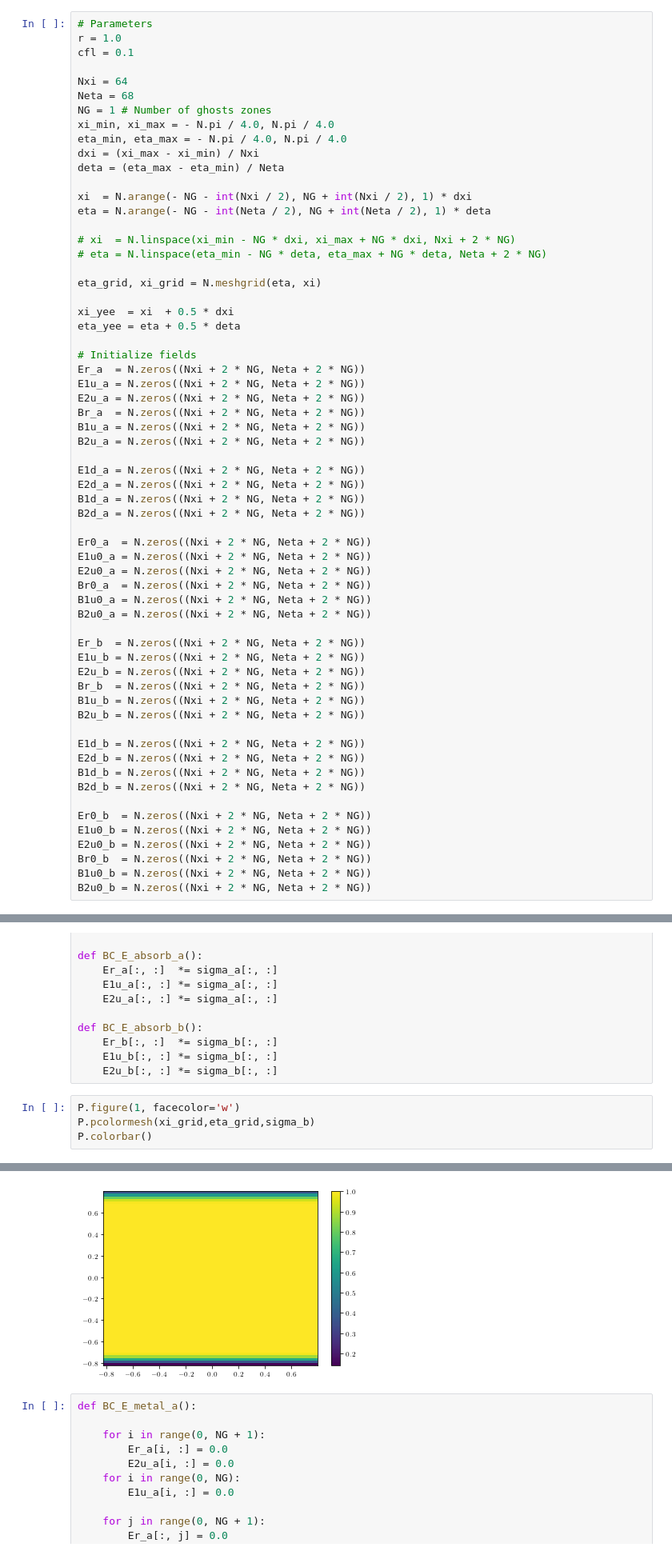
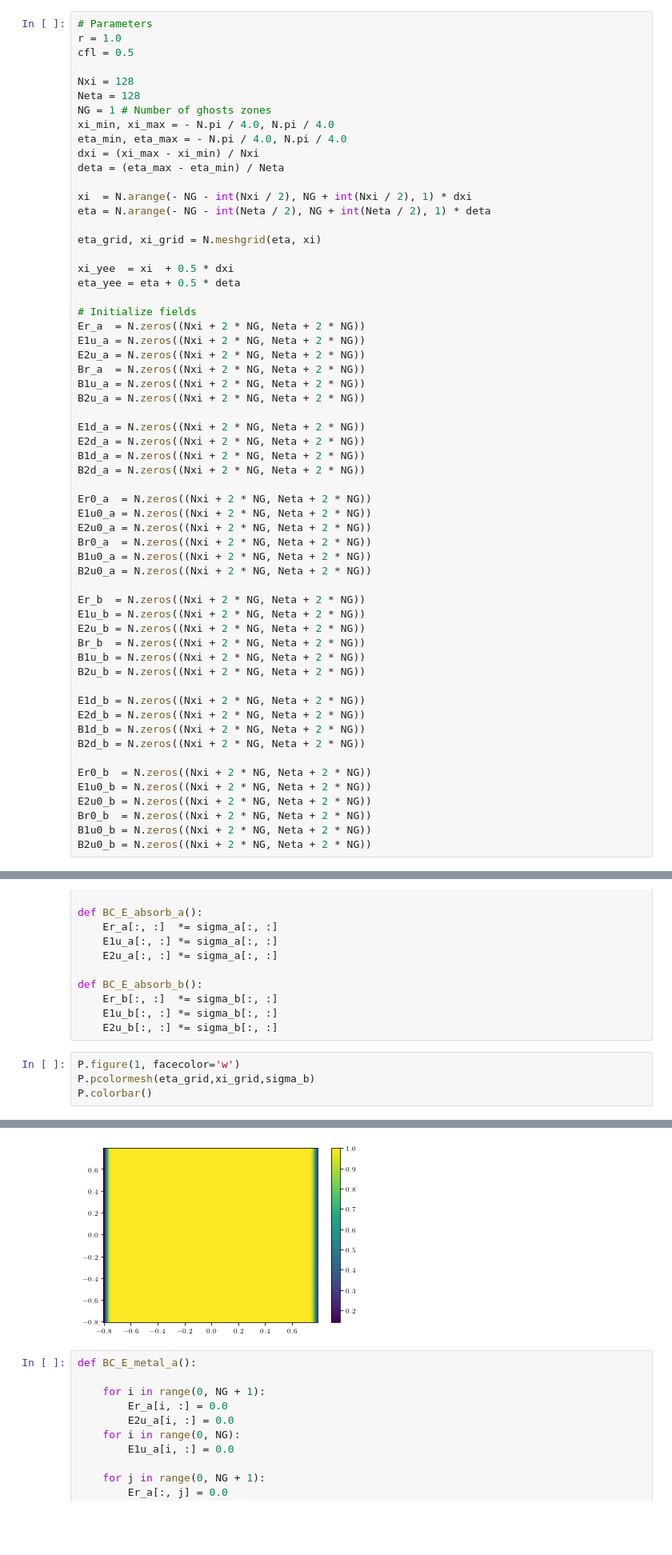
Before and after one commit to bcrinquand/Maxwell_cubed_sphere, a Jupyter notebook: cubed_two_patches.ipynb, the cells around one changed output, grey strips where cells are left out. Shown at 80% size. Cells and saved outputs as stored; diff of their text form; blank space fills up the shorter version.

```diff
--- a/cubed_two_patches.ipynb
+++ b/cubed_two_patches.ipynb
@@ -14,10 +16,10 @@ from figure_module import *
 # %%
 # Parameters
 r = 1.0
-cfl = 0.1
+cfl = 0.5
 
-Nxi = 64
-Neta = 68
+Nxi = 128
+Neta = 128
 NG = 1 # Number of ghosts zones
 xi_min, xi_max = - N.pi / 4.0, N.pi / 4.0
 eta_min, eta_max = - N.pi / 4.0, N.pi / 4.0
@@ -26,9 +28,6 @@ deta = (eta_max - eta_min) / Neta
 
 xi  = N.arange(- NG - int(Nxi / 2), NG + int(Nxi / 2), 1) * dxi
 eta = N.arange(- NG - int(Neta / 2), NG + int(Neta / 2), 1) * deta
-
-# xi  = N.linspace(xi_min - NG * dxi, xi_max + NG * dxi, Nxi + 2 * NG)
-# eta = N.linspace(eta_min - NG * deta, eta_max + NG * deta, Neta + 2 * NG)
 
 eta_grid, xi_grid = N.meshgrid(eta, xi)
 
@@ -579,11 +694,11 @@ def BC_E_absorb_b():
     E2u_b[:, :] *= sigma_b[:, :]
 # %%
 P.figure(1, facecolor='w')
-P.pcolormesh(xi_grid,eta_grid,sigma_b)
+P.pcolormesh(eta_grid,xi_grid,sigma_b)
 P.colorbar()
 # %% [output]
 <matplotlib.colorbar.Colorbar at 0x...>
-[figure, old version]
+[figure, new version]
 # %%
 def BC_E_metal_a():
 
```
Also changed, not shown: parts of 15 cells of this notebook, 1 other file.
